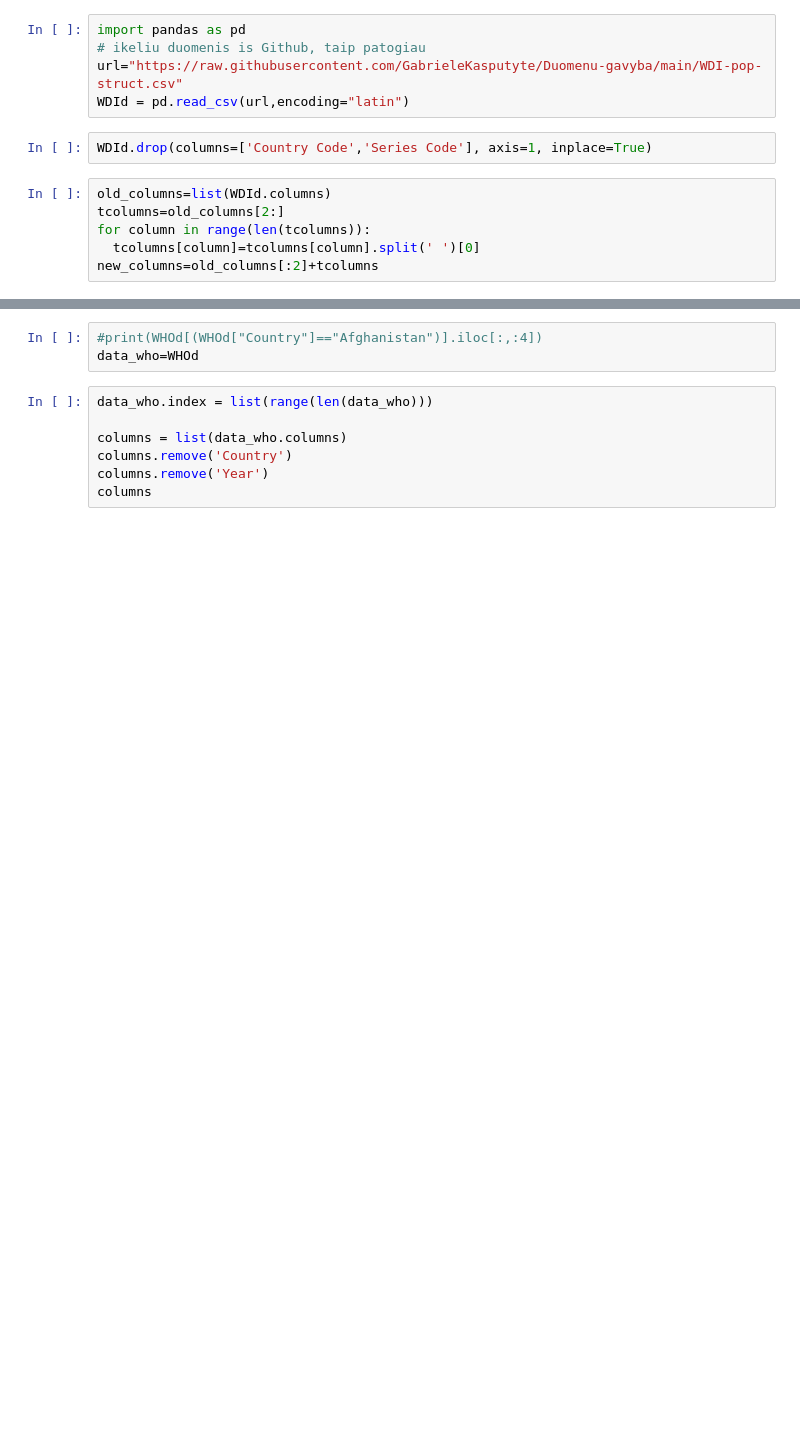
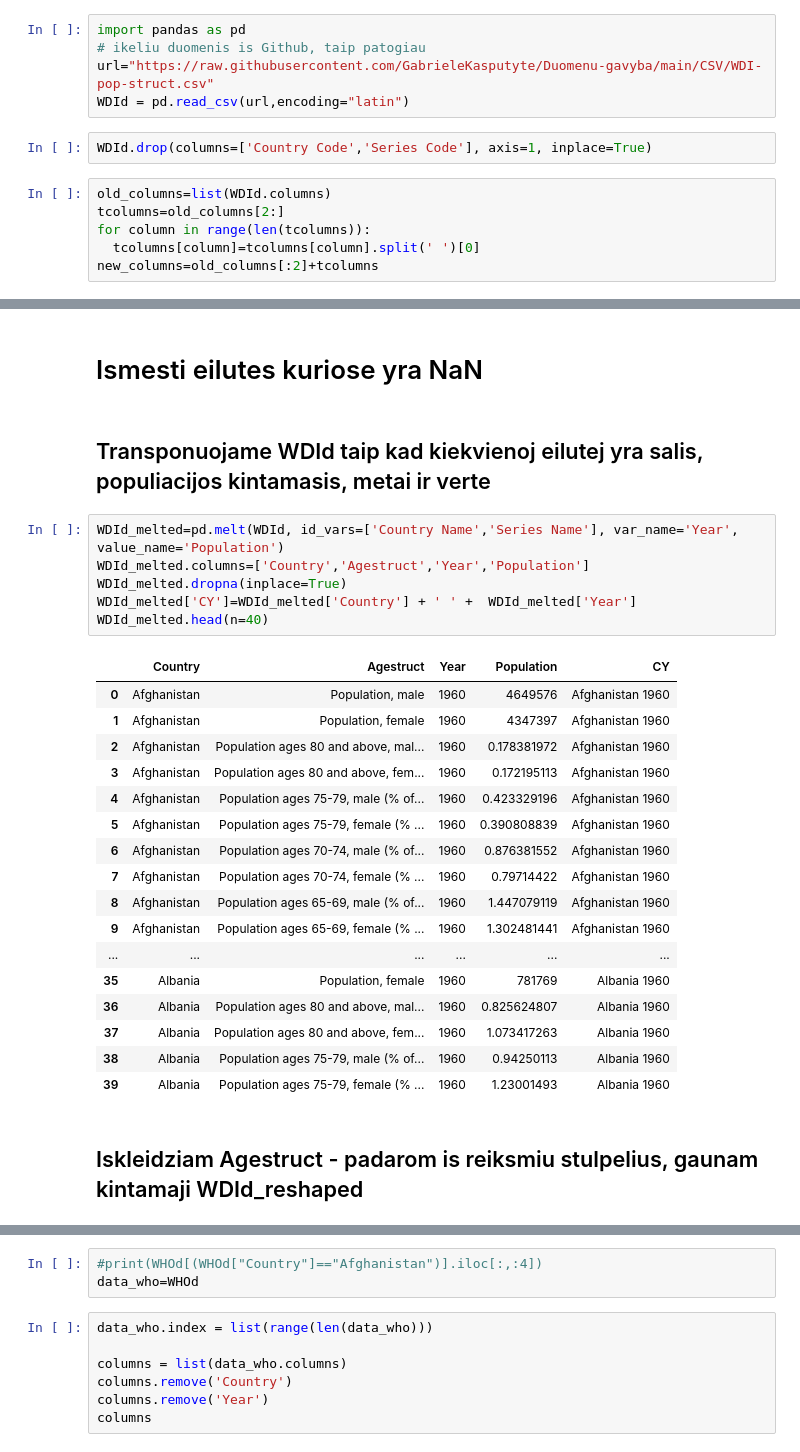
Before and after one commit to GabrieleKasputyte/Duomenu-gavyba, a Jupyter notebook: Suicide Data Analysis/Duomenu_transformacijos.ipynb, the cells around one changed output, grey strips where cells are left out. Drawn from its saved outputs; the diff is of its cells as text; blank space fills up the shorter version.

```diff
--- a/Suicide Data Analysis/Duomenu_transformacijos.ipynb
+++ b/Suicide Data Analysis/Duomenu_transformacijos.ipynb
@@ -3,7 +5,7 @@
 # %%
 import pandas as pd
 # ikeliu duomenis is Github, taip patogiau
-url="https://raw.githubusercontent.com/GabrieleKasputyte/Duomenu-gavyba/main/WDI-pop-struct.csv"
+url="https://raw.githubusercontent.com/GabrieleKasputyte/Duomenu-gavyba/main/CSV/WDI-pop-struct.csv"
 WDId = pd.read_csv(url,encoding="latin")
 # %%
 WDId.drop(columns=['Country Code','Series Code'], axis=1, inplace=True)
@@ -18,0 +35,30 @@ WDId
+# %% [markdown]
+# Ismesti eilutes kuriose yra NaN
+# %% [markdown]
+## Transponuojame WDId taip kad kiekvienoj eilutej yra salis, populiacijos kintamasis, metai ir verte
+# %%
+WDId_melted=pd.melt(WDId, id_vars=['Country Name','Series Name'], var_name='Year', value_name='Population')
+WDId_melted.columns=['Country','Agestruct','Year','Population']
+WDId_melted.dropna(inplace=True)
+WDId_melted['CY']=WDId_melted['Country'] + ' ' +  WDId_melted['Year']
+WDId_melted.head(n=40)
+# %% [output]
+|  | Country | Agestruct | Year | Population | CY |
+| 0 | Afghanistan | Population, male | 1960 | 4649576 | Afghanistan 1960 |
+| 1 | Afghanistan | Population, female | 1960 | 4347397 | Afghanistan 1960 |
+| 2 | Afghanistan | Population ages 80 and above, mal... | 1960 | 0.178381972 | Afghanistan 1960 |
+| 3 | Afghanistan | Population ages 80 and above, fem... | 1960 | 0.172195113 | Afghanistan 1960 |
+| 4 | Afghanistan | Population ages 75-79, male (% of... | 1960 | 0.423329196 | Afghanistan 1960 |
+| 5 | Afghanistan | Population ages 75-79, female (% ... | 1960 | 0.390808839 | Afghanistan 1960 |
+| 6 | Afghanistan | Population ages 70-74, male (% of... | 1960 | 0.876381552 | Afghanistan 1960 |
+| 7 | Afghanistan | Population ages 70-74, female (% ... | 1960 | 0.79714422 | Afghanistan 1960 |
+| 8 | Afghanistan | Population ages 65-69, male (% of... | 1960 | 1.447079119 | Afghanistan 1960 |
+| 9 | Afghanistan | Population ages 65-69, female (% ... | 1960 | 1.302481441 | Afghanistan 1960 |
+| ... | ... | ... | ... | ... | ... |
+| 35 | Albania | Population, female | 1960 | 781769 | Albania 1960 |
+| 36 | Albania | Population ages 80 and above, mal... | 1960 | 0.825624807 | Albania 1960 |
+| 37 | Albania | Population ages 80 and above, fem... | 1960 | 1.073417263 | Albania 1960 |
+| 38 | Albania | Population ages 75-79, male (% of... | 1960 | 0.94250113 | Albania 1960 |
+| 39 | Albania | Population ages 75-79, female (% ... | 1960 | 1.23001493 | Albania 1960 |
+# %% [markdown]
+## Iskleidziam Agestruct - padarom is reiksmiu stulpelius, gaunam kintamaji WDId_reshaped
```
Also changed, not shown: parts of 21 cells of this notebook.
